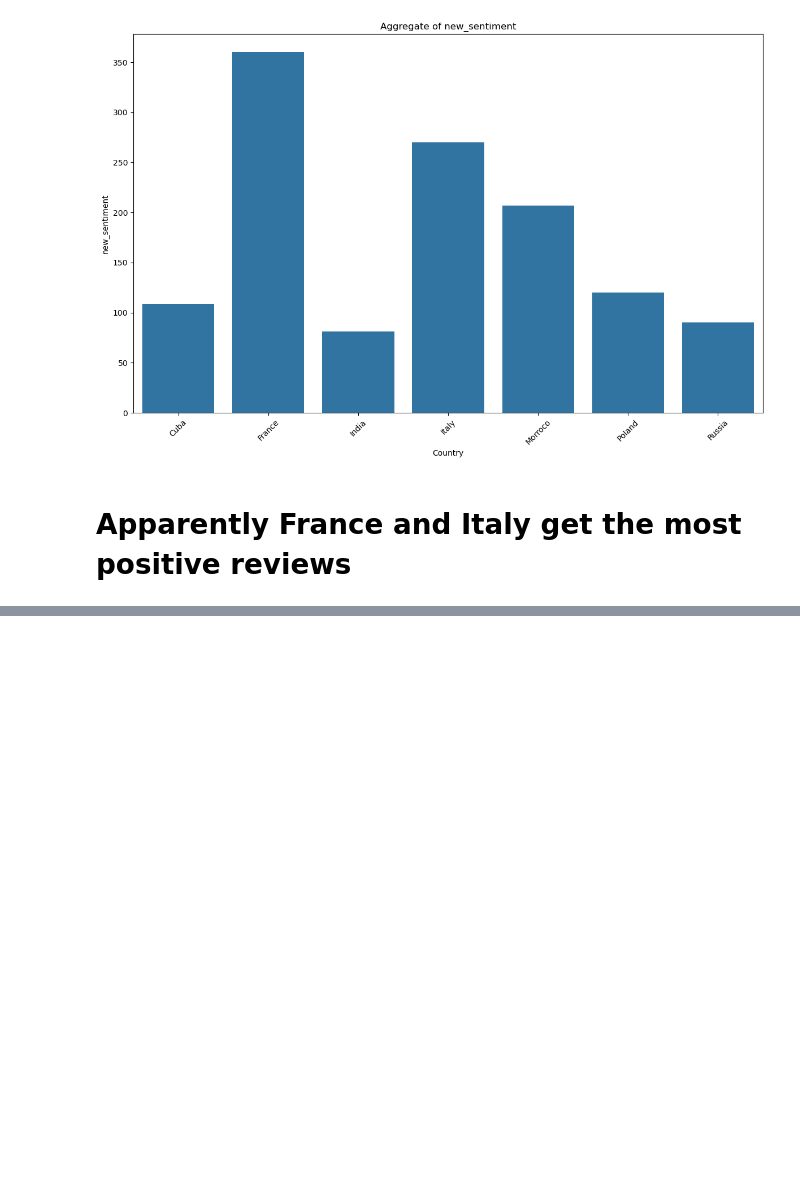
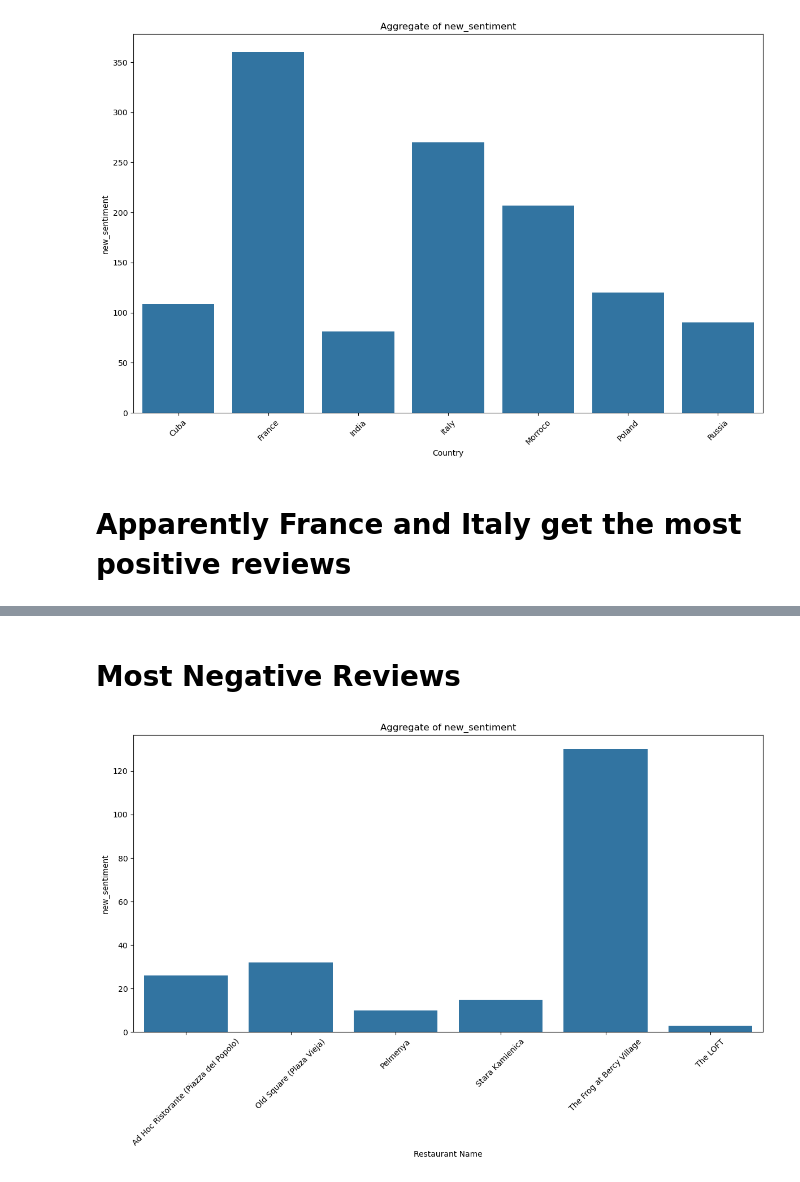
Before and after one commit to MaukanMir/Restaurant-Reviews, a Jupyter notebook: training.ipynb, the cells around one changed output, grey strips where cells are left out. Cells and saved outputs as stored; diff of their text form; code cells hidden in the pictures; blank space fills up the shorter version.

```diff
--- a/training.ipynb
+++ b/training.ipynb
@@ -123 +134,7 @@ aggregate_dataset(positive_sentiment, ["new_sentiment"], "Country", "sum")
+# %% [markdown]
+# Most Negative Reviews
+# %%
+aggregate_dataset(negative_sentiment, ["new_sentiment"], "Restaurant Name", "sum")
+# %% [output]
+[figure, added]
 # %%
```
Also changed, not shown: parts of 6 cells of this notebook.
